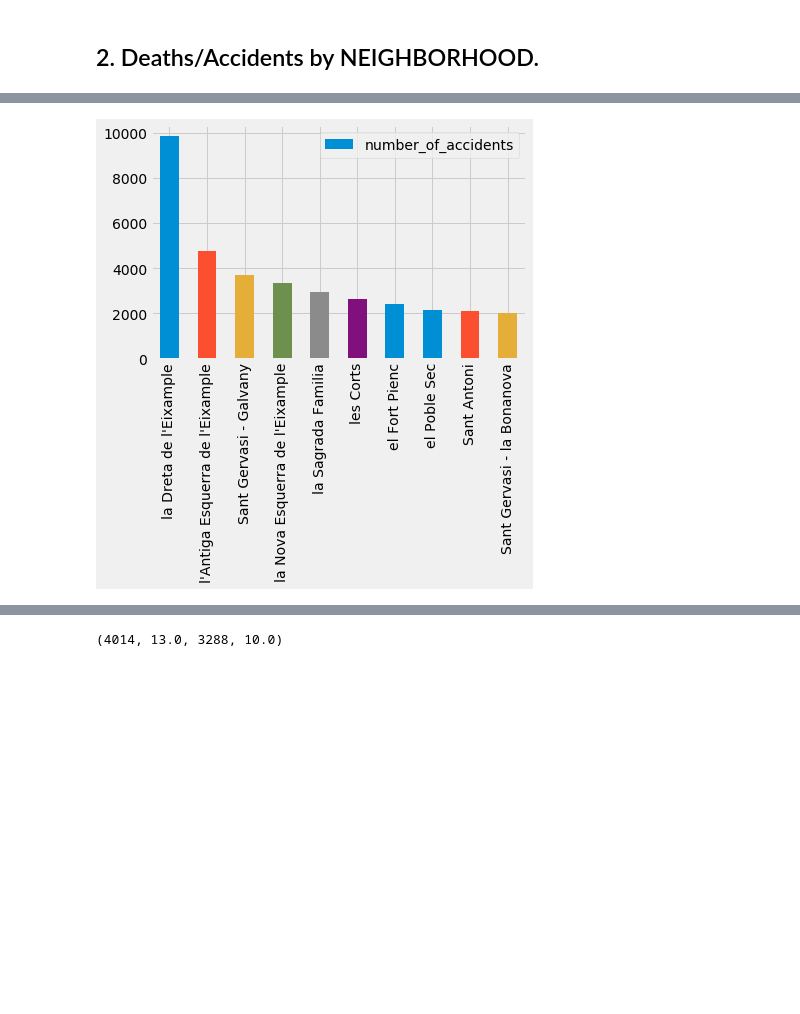
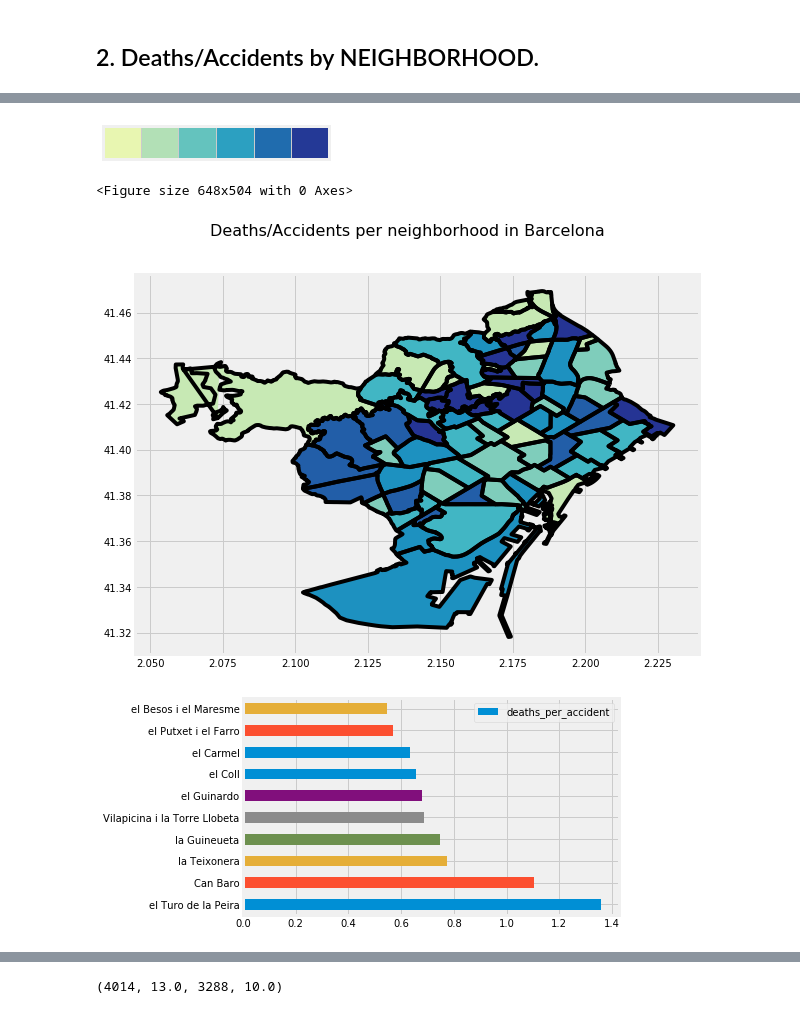
Before and after one commit to AlexChicote/BarcelonaAccidents, a Jupyter notebook: BarcelonaAccidents-2010-2018-Plotting-Accidents.ipynb, the cells around one changed output, grey strips where cells are left out. Drawn from its saved outputs; the diff is of its cells as text; code cells hidden in the pictures; blank space fills up the shorter version.

```diff
--- a/BarcelonaAccidents-2010-2018-Plotting-Accidents.ipynb
+++ b/BarcelonaAccidents-2010-2018-Plotting-Accidents.ipynb
@@ -825,4 +873,13 @@ neighborhood.index = [remove_accents(posant_accents(x)) for x in neighborhood.in
+# %%
+title = 'Deaths/Accidents per neighborhood in Barcelona'
+data = neighborhood.deaths_per_accident
+names = neighborhood.index
+plot_barri_data(sf, title, names, data, 2, False);
+# %% [output]
+[figure, added]
+<Figure size 648x504 with 0 Axes>
+[figure, added]
 # %%
-neighborhood.sort_values('number_of_accidents', ascending=False).head(10).plot(kind='bar', y= 'number_of_accidents');
+neighborhood.sort_values('deaths_per_accident', ascending=False).head(10).plot(kind='barh', y= 'deaths_per_accident');
 # %% [output]
-[figure, old version]
+[figure, new version]
```
Also changed, not shown: parts of 49 cells of this notebook, 4 other files.
